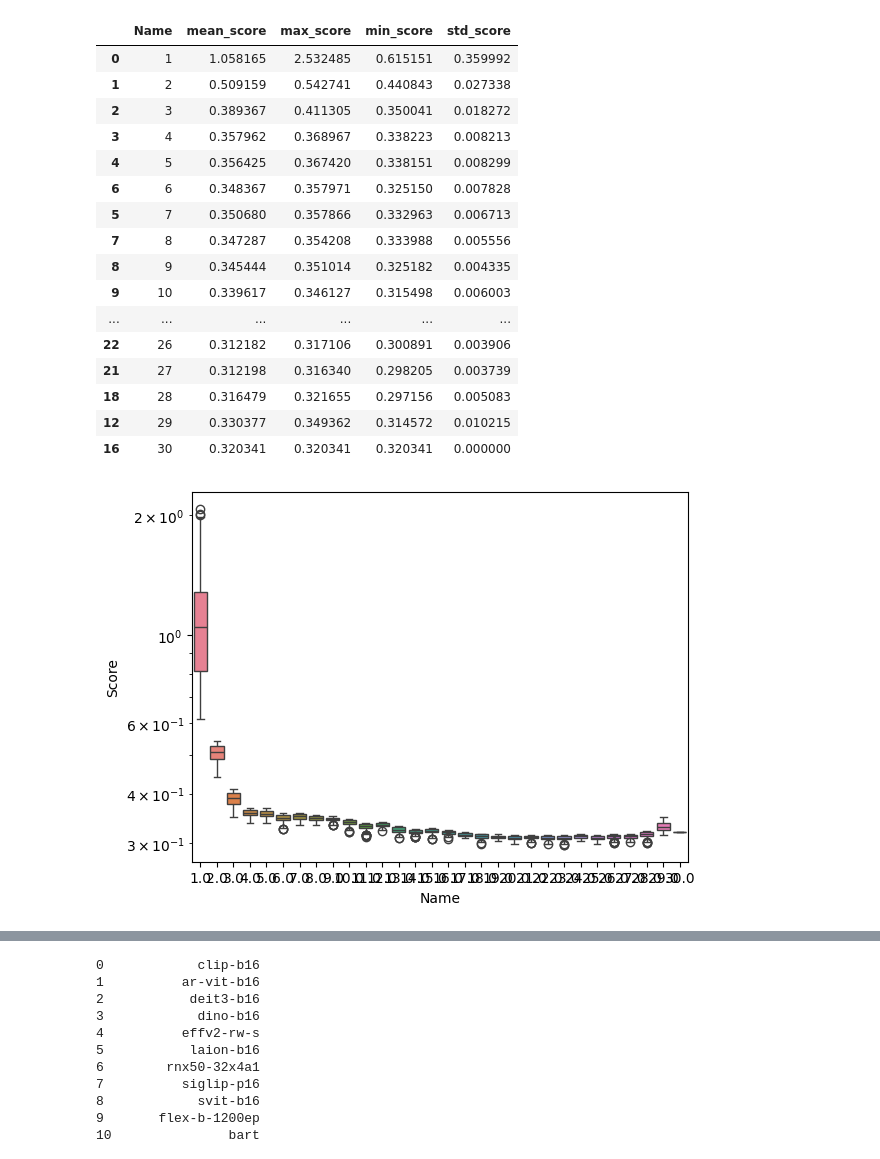
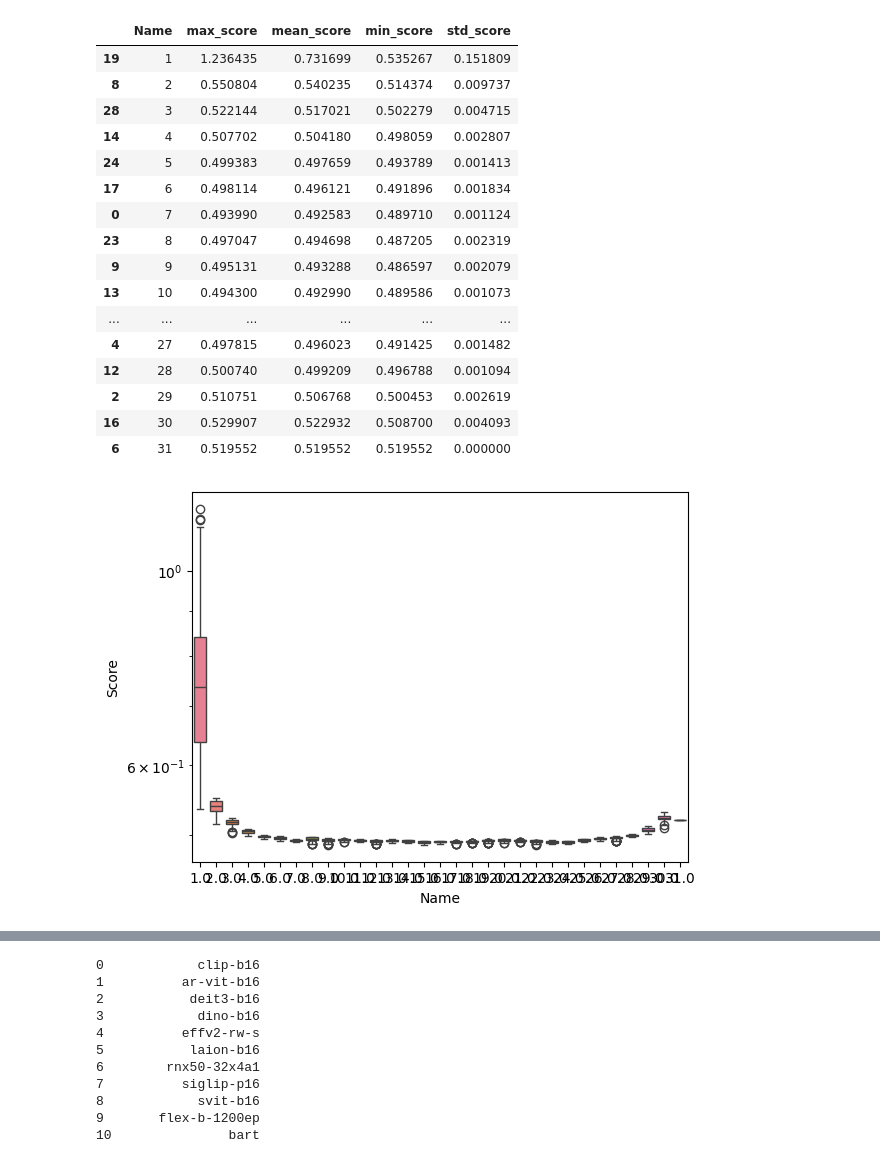
Before and after one commit to AntreasAntoniou/GATE, a Jupyter notebook: notebooks/analysis3.ipynb, the cells around one changed output, grey strips where cells are left out. Drawn from its saved outputs; the diff is of its cells as text; code cells hidden in the pictures.

```diff
--- a/notebooks/analysis3.ipynb
+++ b/notebooks/analysis3.ipynb
@@ -15,31 +15,31 @@ def display_custom(df):
         )
 # %%
 # Load your dataset
-data = pd.read_csv('/Users/antreasantoniou/Work/forge/GATE/notebooks/gate-nn-evolve-0.csv')
+data = pd.read_csv('/Users/antreasantoniou/Work/forge/GATE/notebooks/gate-nn-evolve-4.csv')
 
 data["Name"] = data["Name"].str.replace("gate-evolve-nn-k=", "")
 # set name to int and then sort
 data["Name"] = data["Name"].astype(int)
 data = data.sort_values(by="Name")
 display_custom(data)
 # %% [output]
-|  | Name | mean_score | max_score | min_score | std_score |
-| 0 | 1 | 1.058165 | 2.532485 | 0.615151 | 0.359992 |
-| 1 | 2 | 0.509159 | 0.542741 | 0.440843 | 0.027338 |
-| 2 | 3 | 0.389367 | 0.411305 | 0.350041 | 0.018272 |
-| 3 | 4 | 0.357962 | 0.368967 | 0.338223 | 0.008213 |
-| 4 | 5 | 0.356425 | 0.367420 | 0.338151 | 0.008299 |
-| 6 | 6 | 0.348367 | 0.357971 | 0.325150 | 0.007828 |
-| 5 | 7 | 0.350680 | 0.357866 | 0.332963 | 0.006713 |
-| 7 | 8 | 0.347287 | 0.354208 | 0.333988 | 0.005556 |
-| 8 | 9 | 0.345444 | 0.351014 | 0.325182 | 0.004335 |
-| 9 | 10 | 0.339617 | 0.346127 | 0.315498 | 0.006003 |
+|  | Name | max_score | mean_score | min_score | std_score |
+| 19 | 1 | 1.236435 | 0.731699 | 0.535267 | 0.151809 |
+| 8 | 2 | 0.550804 | 0.540235 | 0.514374 | 0.009737 |
+| 28 | 3 | 0.522144 | 0.517021 | 0.502279 | 0.004715 |
+| 14 | 4 | 0.507702 | 0.504180 | 0.498059 | 0.002807 |
+| 24 | 5 | 0.499383 | 0.497659 | 0.493789 | 0.001413 |
+| 17 | 6 | 0.498114 | 0.496121 | 0.491896 | 0.001834 |
+| 0 | 7 | 0.493990 | 0.492583 | 0.489710 | 0.001124 |
+| 23 | 8 | 0.497047 | 0.494698 | 0.487205 | 0.002319 |
+| 9 | 9 | 0.495131 | 0.493288 | 0.486597 | 0.002079 |
+| 13 | 10 | 0.494300 | 0.492990 | 0.489586 | 0.001073 |
 | ... | ... | ... | ... | ... | ... |
-| 22 | 26 | 0.312182 | 0.317106 | 0.300891 | 0.003906 |
-| 21 | 27 | 0.312198 | 0.316340 | 0.298205 | 0.003739 |
-| 18 | 28 | 0.316479 | 0.321655 | 0.297156 | 0.005083 |
-| 12 | 29 | 0.330377 | 0.349362 | 0.314572 | 0.010215 |
-| 16 | 30 | 0.320341 | 0.320341 | 0.320341 | 0.000000 |
+| 4 | 27 | 0.497815 | 0.496023 | 0.491425 | 0.001482 |
+| 12 | 28 | 0.500740 | 0.499209 | 0.496788 | 0.001094 |
+| 2 | 29 | 0.510751 | 0.506768 | 0.500453 | 0.002619 |
+| 16 | 30 | 0.529907 | 0.522932 | 0.508700 | 0.004093 |
+| 6 | 31 | 0.519552 | 0.519552 | 0.519552 | 0.000000 |
 # %%
 # Initialize a DataFrame to store the simulated data
 sim_data = pd.DataFrame()
@@ -62,7 +62,7 @@ plt.ylabel('Score')
 plt.yscale('log')
 plt.show()
 # %% [output]
-[figure, old version]
+[figure, new version]
 # %%
 import plotly.graph_objects as go
 from plotly.subplots import make_subplots
```
Also changed, not shown: parts of 22 cells of this notebook, 1 other file.
